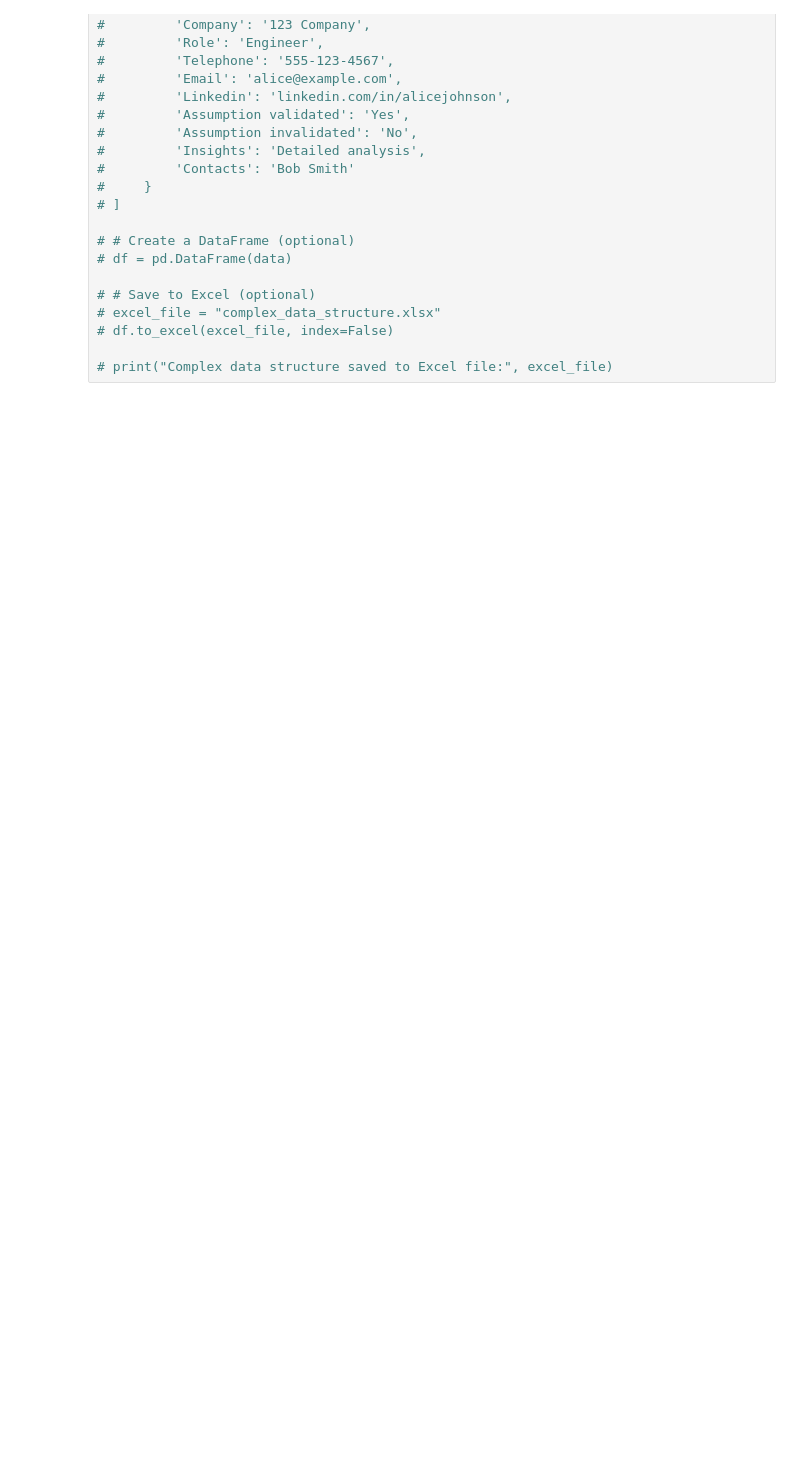
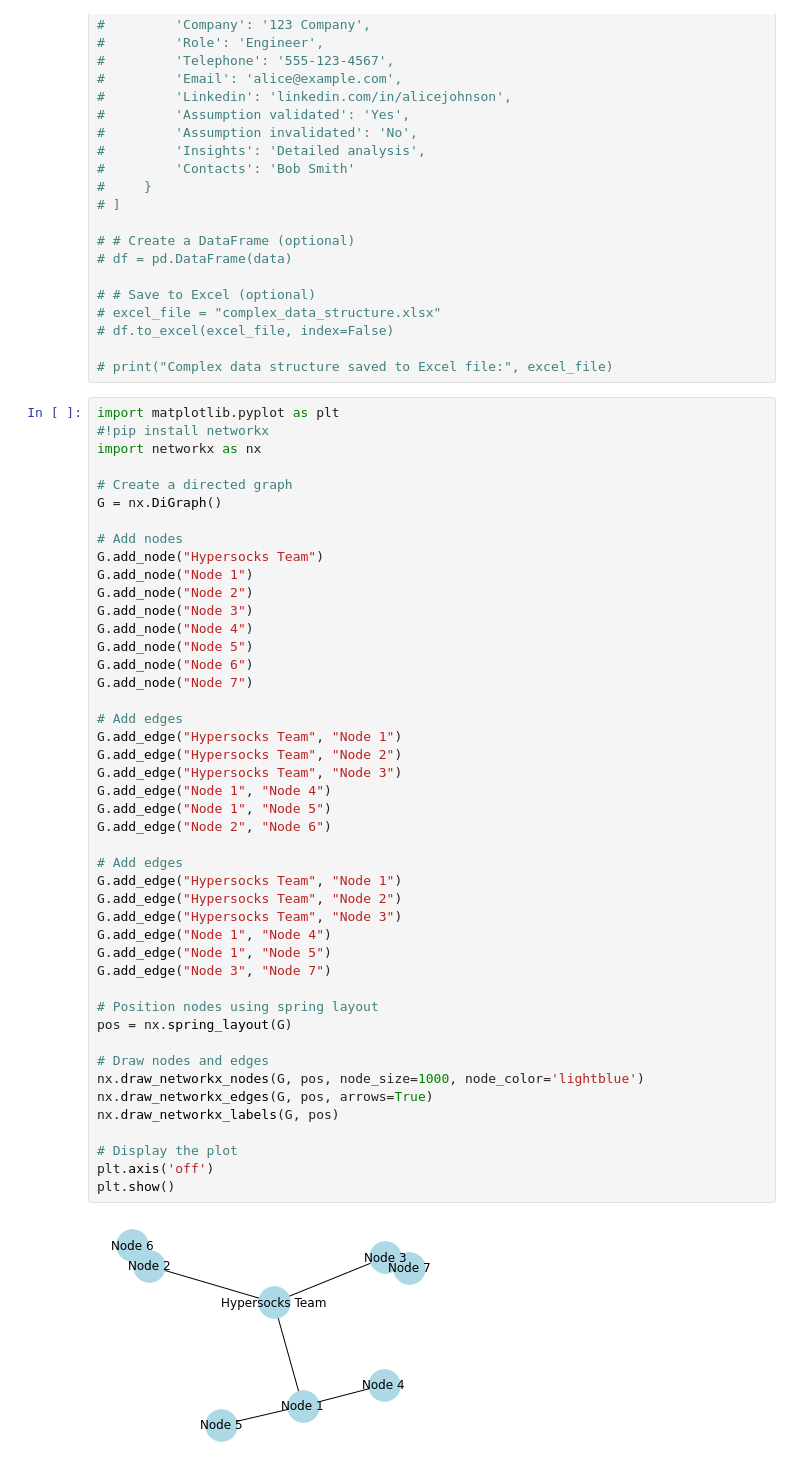
Before and after one commit to lkampoli/hypersocks.team.io, a Jupyter notebook: notebooks/workbook.ipynb, the cells around one changed output. Saved outputs shown, nothing was run; the diff lists cells and outputs as text; blank space fills up the shorter version.

```diff
--- a/notebooks/workbook.ipynb
+++ b/notebooks/workbook.ipynb
@@ -696,3 +774,50 @@ Number of segments: 4
 # df.to_excel(excel_file, index=False)
 
 # print("Complex data structure saved to Excel file:", excel_file)
+# %%
+import matplotlib.pyplot as plt
+#!pip install networkx
+import networkx as nx
+
+# Create a directed graph
+G = nx.DiGraph()
+
+# Add nodes
+G.add_node("Hypersocks Team")
+G.add_node("Node 1")
+G.add_node("Node 2")
+G.add_node("Node 3")
+G.add_node("Node 4")
+G.add_node("Node 5")
+G.add_node("Node 6")
+G.add_node("Node 7")
+
+# Add edges
+G.add_edge("Hypersocks Team", "Node 1")
+G.add_edge("Hypersocks Team", "Node 2")
+G.add_edge("Hypersocks Team", "Node 3")
+G.add_edge("Node 1", "Node 4")
+G.add_edge("Node 1", "Node 5")
+G.add_edge("Node 2", "Node 6")
+
+# Add edges
+G.add_edge("Hypersocks Team", "Node 1")
+G.add_edge("Hypersocks Team", "Node 2")
+G.add_edge("Hypersocks Team", "Node 3")
+G.add_edge("Node 1", "Node 4")
+G.add_edge("Node 1", "Node 5")
+G.add_edge("Node 3", "Node 7")
+
+# Position nodes using spring layout
+pos = nx.spring_layout(G)
+
+# Draw nodes and edges
+nx.draw_networkx_nodes(G, pos, node_size=1000, node_color='lightblue')
+nx.draw_networkx_edges(G, pos, arrows=True)
+nx.draw_networkx_labels(G, pos)
+
+# Display the plot
+plt.axis('off')
+plt.show()
+# %% [output]
+[figure, added]
```
Also changed, not shown: parts of 7 cells of this notebook, 18 other files.
